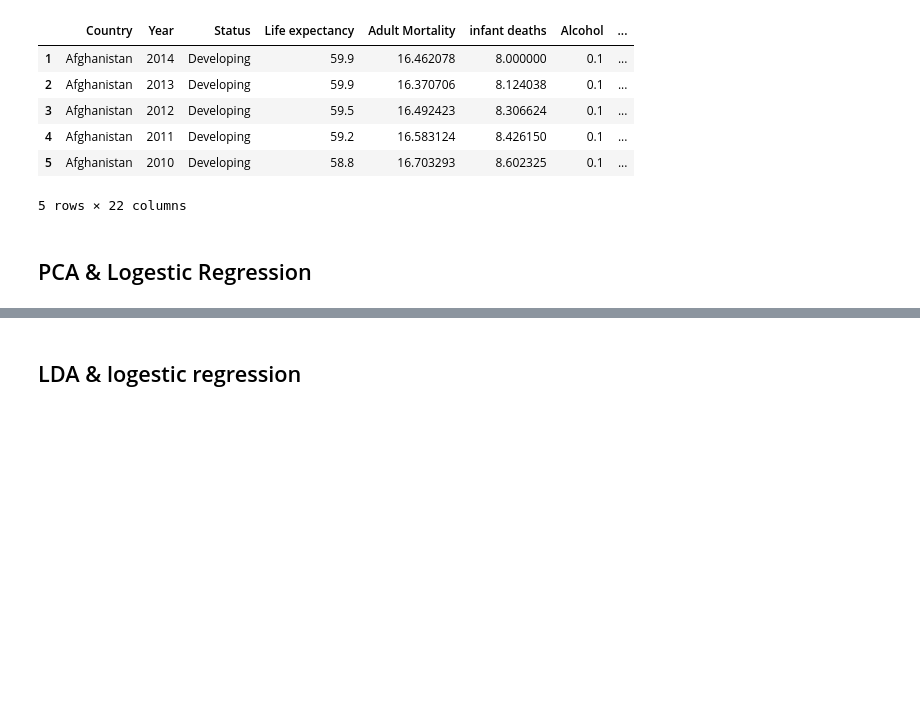
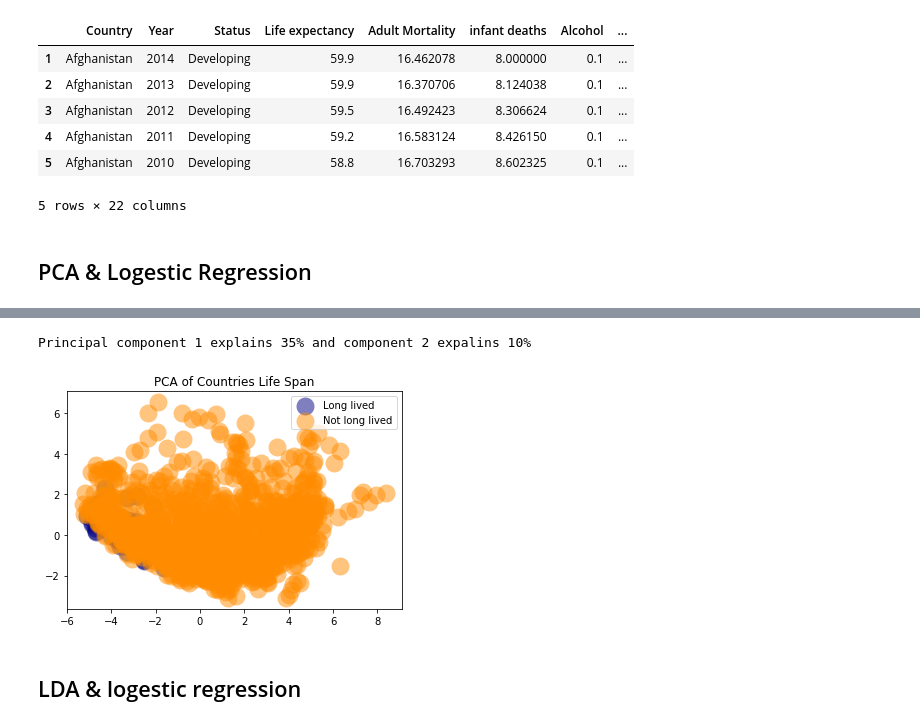
Before and after one commit to WAzaizeh/Main_Course, a Jupyter notebook: Model_preperation_challenge.ipynb, the cells around one changed output, grey strips where cells are left out. Cells and saved outputs as stored; diff of their text form; code cells hidden in the pictures; blank space fills up the shorter version.

```diff
--- a/Model_preperation_challenge.ipynb
+++ b/Model_preperation_challenge.ipynb
@@ -449,0 +412,35 @@ Logestic regression accuracy using 2 PC is 96.5%
+# %%
+# make target column categorial
+pca_life_df = adj_life_df.copy()
+pca_life_df['Longevity'] = np.where(pca_life_df['Life expectancy'] > longivity_cutoff, 'Long lived', 'Not long lived')
+pca_life_df.drop('Life expectancy', axis=1, inplace=True)
+
+# split dataset into test and train
+data = pca_life_df.loc[:, ~pca_life_df.columns.isin(['Longevity', 'Country', 'Status'])]
+target = pca_life_df.loc[:, pca_life_df.columns == 'Longevity']
+target.reset_index(inplace=True, drop=True)
+
+# feature scaling
+data = StandardScaler().fit_transform(data)
+
+# initialize and fit PCA
+pca = PCA(n_components=2)
+pca_data = pca.fit_transform(data)
+
+# explained variance
+explained_var = pca.explained_variance_ratio_
+print('Principal component 1 explains {:.0f}% and component 2 expalins {:.0f}%'.format(*explained_var*100))
+
+# visualize 2D-PCA
+plt.figure()
+colors = ['navy', 'darkorange']
+target_names = ['Long lived', 'Not long lived']
+for color, i, target_name in zip(colors, [0, 1], target_names):
+    plt.scatter(pca_data[np.where(target == target_name)[0], 0], pca_data[np.where(target == target_name)[0], 1], color=color,
+                alpha=.5, lw=12, label=target_name)
+plt.legend(loc='best', shadow=False, scatterpoints=1)
+plt.title('PCA of Countries Life Span')
+plt.show()
+# %% [output]
+Principal component 1 explains 35% and component 2 expalins 10%
+[figure, added]
```
Also changed, not shown: parts of 11 cells of this notebook.
